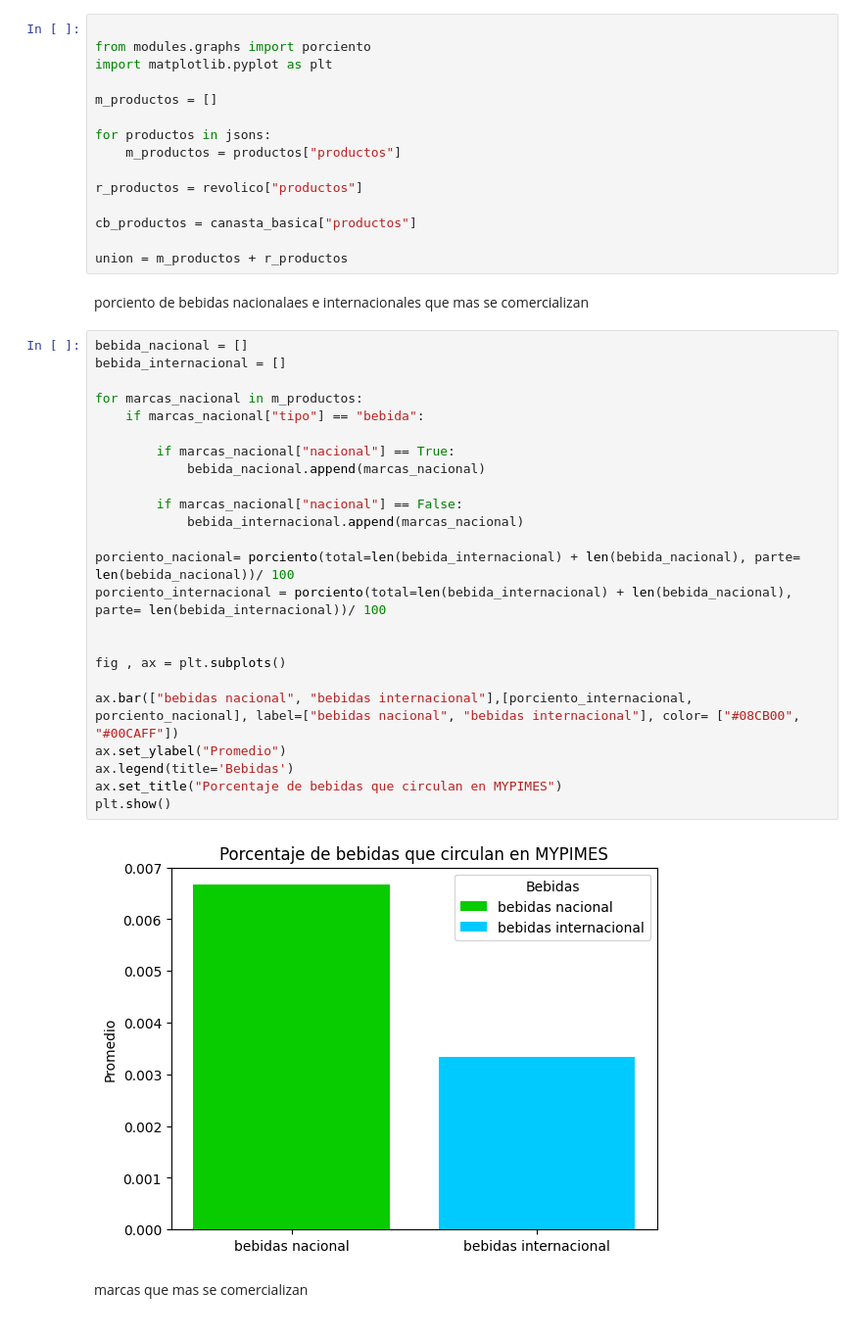
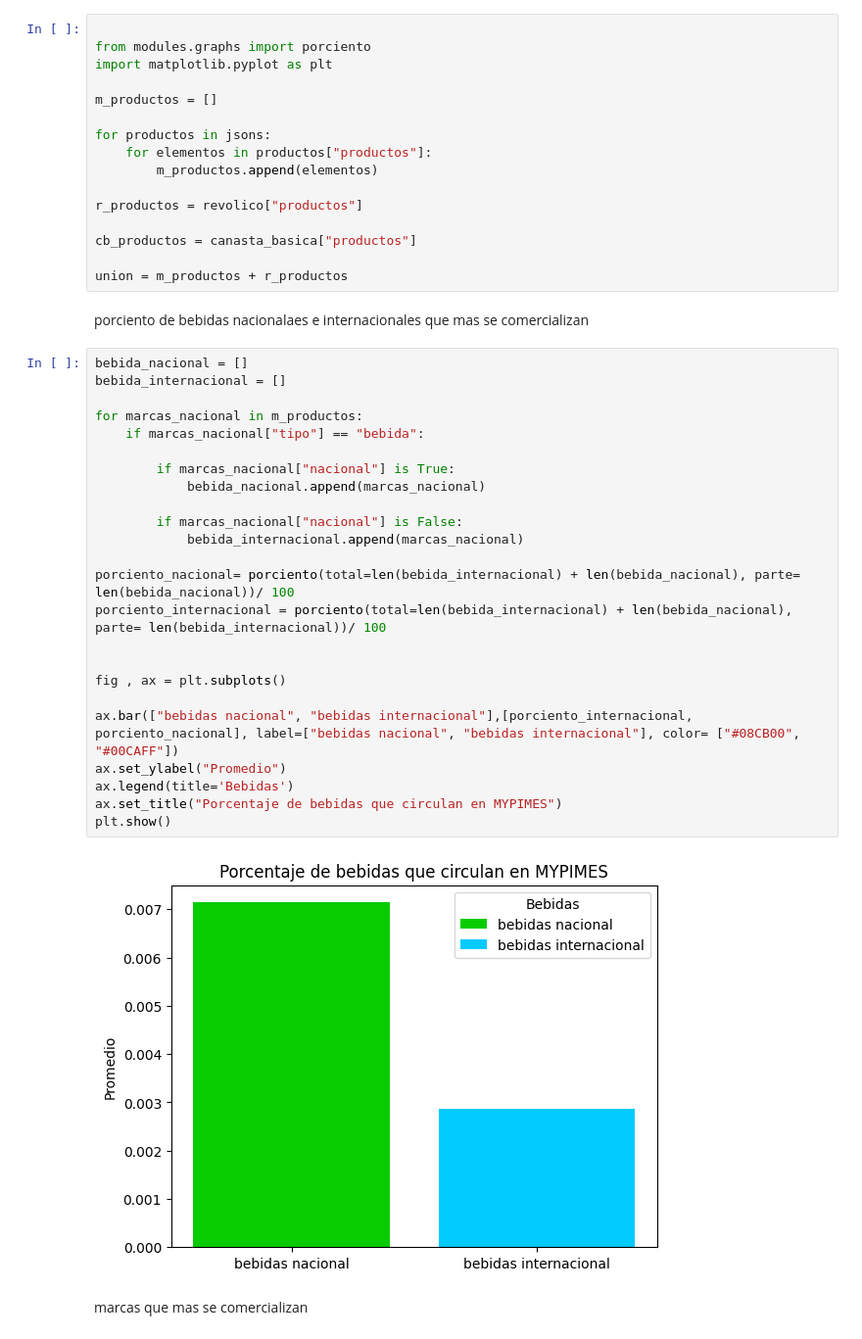
Before and after one commit to Aleinad-06/MYPIMES, a Jupyter notebook: main/main.ipynb, the cells around one changed output. Shown at 98% size. Saved outputs shown, nothing was run; the diff lists cells and outputs as text.

```diff
--- a/main/main.ipynb
+++ b/main/main.ipynb
@@ -43,7 +43,8 @@ import matplotlib.pyplot as plt
 m_productos = []
 
 for productos in jsons:
-    m_productos = productos["productos"]
+    for elementos in productos["productos"]:
+        m_productos.append(elementos)
 
 r_productos = revolico["productos"]
 
@@ -55,29 +56,29 @@ porciento de bebidas nacionalaes e internacionales que mas se comercializan
 # %%
 bebida_nacional = []
 bebida_internacional = []
 
 for marcas_nacional in m_productos:
     if marcas_nacional["tipo"] == "bebida":
 
-        if marcas_nacional["nacional"] == True:
+        if marcas_nacional["nacional"] is True:
             bebida_nacional.append(marcas_nacional)
 
-        if marcas_nacional["nacional"] == False:
+        if marcas_nacional["nacional"] is False:
             bebida_internacional.append(marcas_nacional)
 
 porciento_nacional= porciento(total=len(bebida_internacional) + len(bebida_nacional), parte= len(bebida_nacional))/ 100
 porciento_internacional = porciento(total=len(bebida_internacional) + len(bebida_nacional), parte= len(bebida_internacional))/ 100
 
 
 fig , ax = plt.subplots()
 
 ax.bar(["bebidas nacional", "bebidas internacional"],[porciento_internacional, porciento_nacional], label=["bebidas nacional", "bebidas internacional"], color= ["#08CB00", "#00CAFF"])
 ax.set_ylabel("Promedio")
 ax.legend(title='Bebidas')
 ax.set_title("Porcentaje de bebidas que circulan en MYPIMES")
 plt.show()
 # %% [output]
-[figure, old version]
+[figure, new version]
 # %% [markdown]
 marcas que mas se comercializan
 # %%
```
Also changed, not shown: parts of 9 cells of this notebook, 21 other files.
